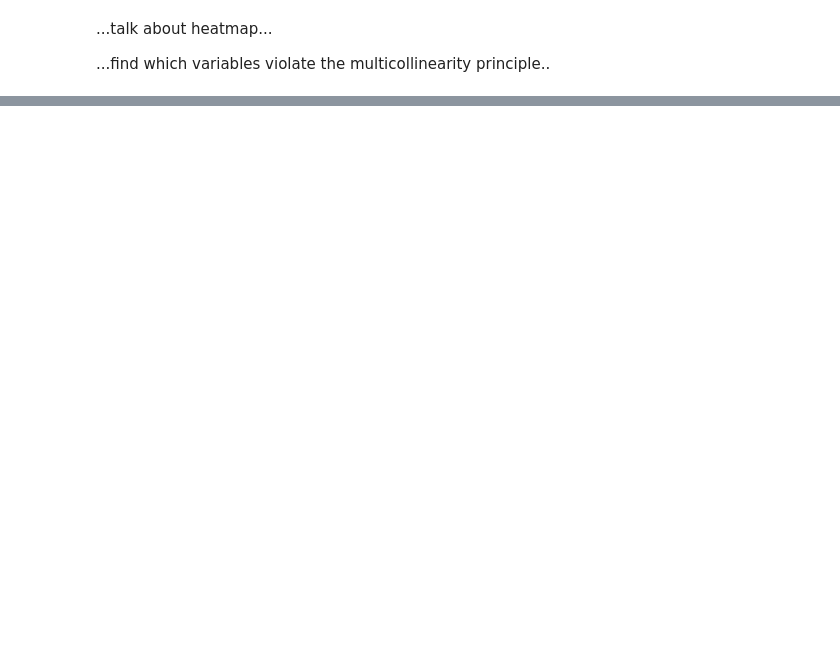
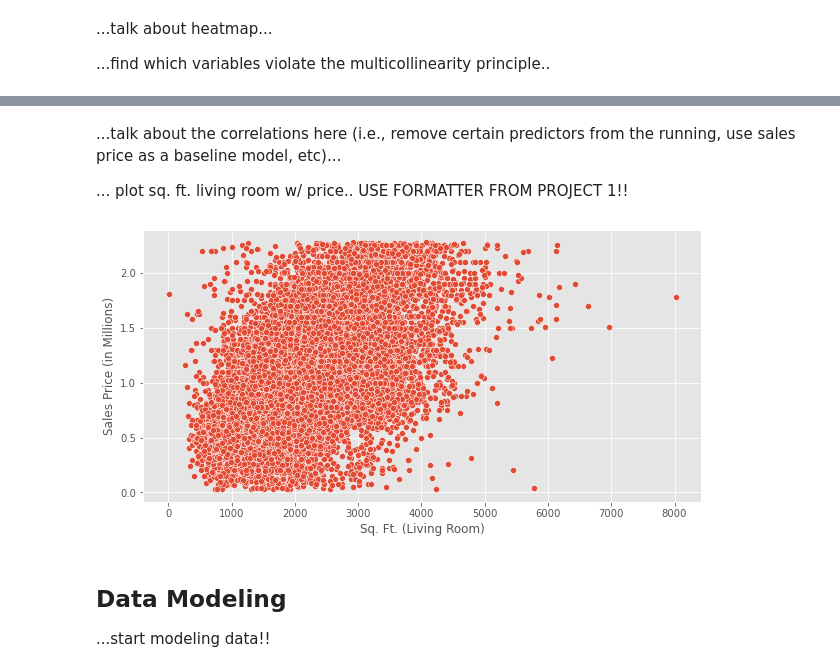
Before and after one commit to rookiescientist-andre/King-County-Real-Estate-Analysis, a Jupyter notebook: student.ipynb, the cells around one changed output, grey strips where cells are left out. Drawn from its saved outputs; the diff is of its cells as text; code cells hidden in the pictures; blank space fills up the shorter version.

Commit message:
More modeling done

```diff
--- a/student.ipynb
+++ b/student.ipynb
@@ -255,0 +308,22 @@ data_copy.head(20)
+# %% [markdown]
+...talk about the correlations here (i.e., remove certain predictors from the running, use sales price as a baseline model, etc)...
+
+... plot sq. ft. living room w/ price.. USE FORMATTER FROM PROJECT 1!!
+# %%
+fig, ax = plt.subplots(figsize=(10, 5))
+
+# Y-axis formatter - Customizing the Y-axis scale
+def million_formatter(x, pos):
+    return str(round(x / 1e6, 1))
+
+ax.yaxis.set_major_formatter(million_formatter)
+ax.set_yticks(range(0, 3000000, 500000))
+
+sns.scatterplot(data = housing_df4, x='Sq. Ft. (Living Room)', y='Sales Price')
+ax.set_xlabel("Sq. Ft. (Living Room)")
+ax.set_ylabel("Sales Price (in Millions)");
+# %% [output]
+[figure, added]
+# %% [markdown]
+## Data Modeling
+...start modeling data!!
```
Also changed, not shown: parts of 22 cells of this notebook.
